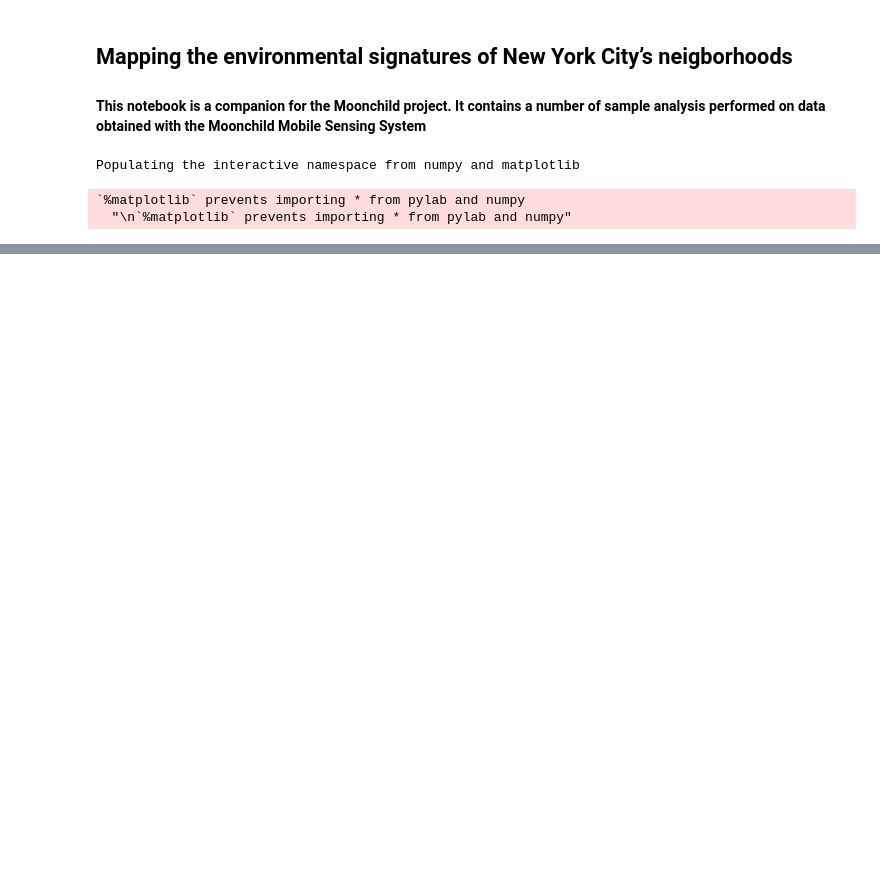
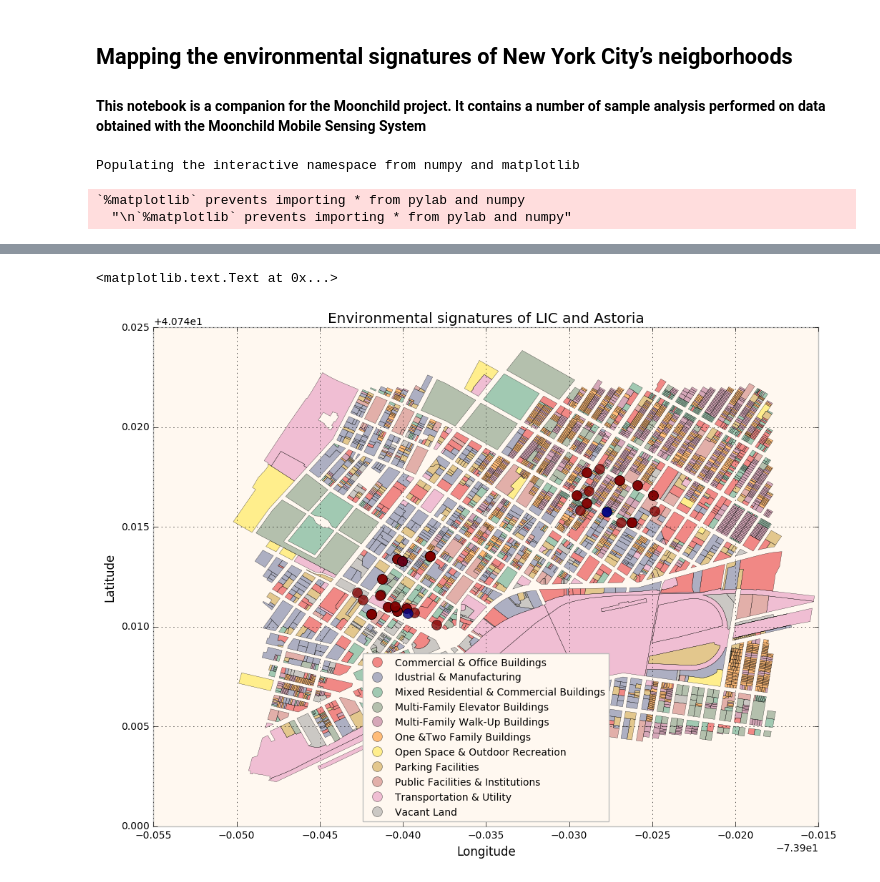
Before and after one commit to sbg389/notebooks, a Jupyter notebook: UISSC/moonchild.ipynb, the cells around one changed output, grey strips where cells are left out. Cells and saved outputs as stored; diff of their text form; code cells hidden in the pictures; blank space fills up the shorter version.

```diff
--- a/UISSC/moonchild.ipynb
+++ b/UISSC/moonchild.ipynb
@@ -172,0 +317,3 @@ pl.colorbar(scalarmappaple, ax=ax1)
+# %%
+geoMoonchildPlutoQNS = pd.merge(geoMoonchildPlutoQNS,
+                                    dfLandUse, on='landuse')
@@ -172,0 +337,17 @@ pl.colorbar(scalarmappaple, ax=ax1)
+# %%
+# Mapping the LIC and Astoria
+# The colormap is based in SPC
+
+fig, (ax1) = pl.subplots(nrows=1, ncols=1, figsize=(12,9))
+
+geoMoonchildPlutoQNS.plot(column='landusedescription', alpha=0.5,linewidth=0.2,
+                          ax=ax1, legend=True)
+GDFMoonchildQNS.plot(column='cluster', marker='o', markersize=10,
+                  linewidth = 4, alpha=0.8, ax = ax1)
+
+ax1.set_title('Environmental signatures of LIC and Astoria')
+ax1.set_xlabel('Longitude')
+ax1.set_ylabel('Latitude')
+# %% [output]
+<matplotlib.text.Text at 0x...>
+[figure, added]
```
Also changed, not shown: parts of 20 cells of this notebook.
